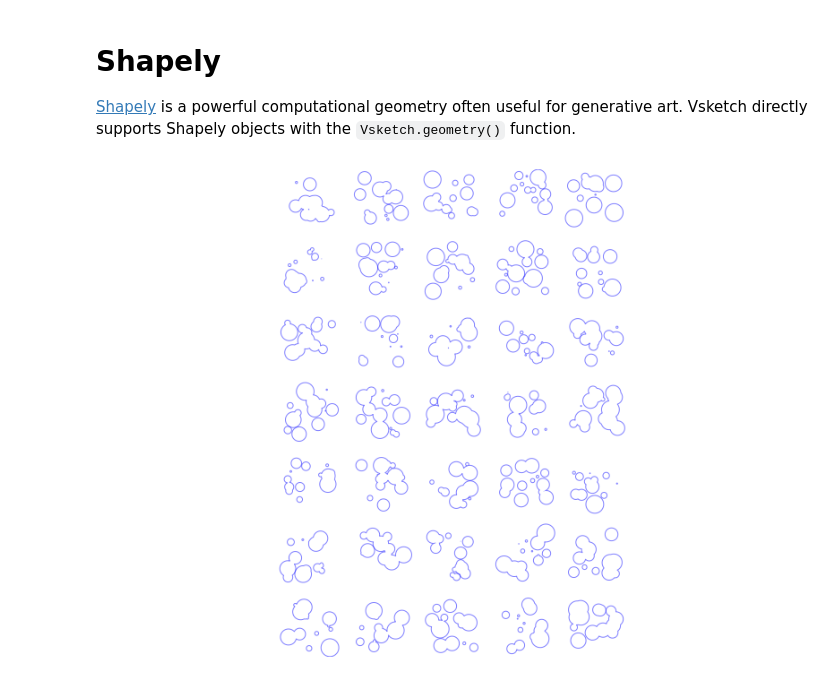
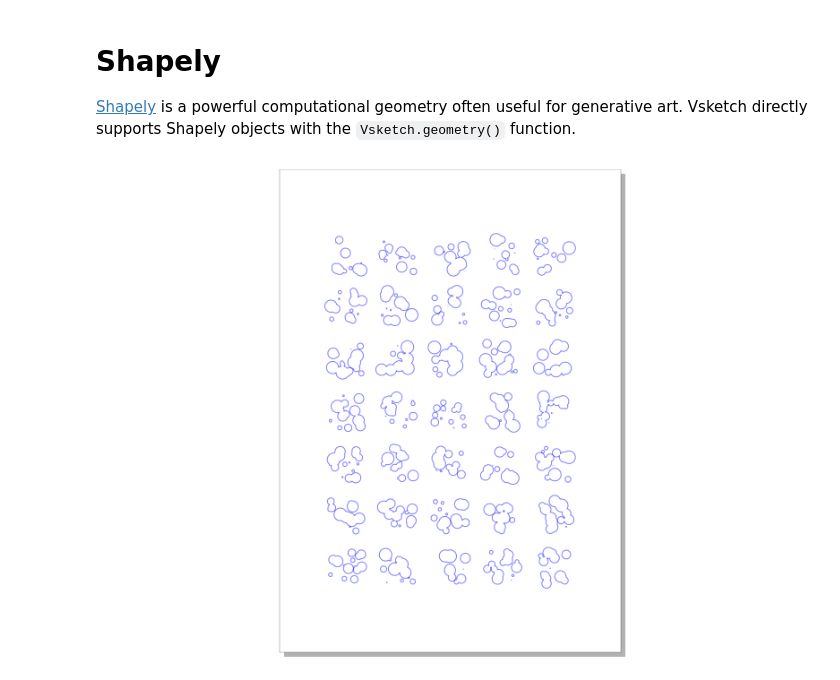
Before and after one commit to abey79/vsketch, a Jupyter notebook: examples/shapely.ipynb, the cells around one changed output. Cells and saved outputs as stored; diff of their text form; code cells hidden in the pictures.

```diff
--- a/examples/shapely.ipynb
+++ b/examples/shapely.ipynb
@@ -16,25 +16,26 @@ rcParams["figure.figsize"] = (14, 10)
 # %%
 import numpy as np
 from shapely.affinity import translate
 from shapely.geometry import Point
 from shapely.ops import unary_union
 
 import vsketch
 
 vsk = vsketch.Vsketch()
+vsk.size("a4")
 vsk.scale("4mm")
 
 for i in range(5):
     for j in range(7):
         shape = unary_union(
             [
                 Point(*np.random.random(2) * 5).buffer(np.random.random())
                 for _ in range(15)
             ]
         )
         vsk.geometry(translate(shape, i * 8, j * 8))
 
 vsk.plot()
-vsk.write("shapely.svg", "a4")
+vsk.save("shapely.svg")
 # %% [output]
-[figure, old version]
+[figure, new version]
```
Also changed, not shown: 11 other files.
